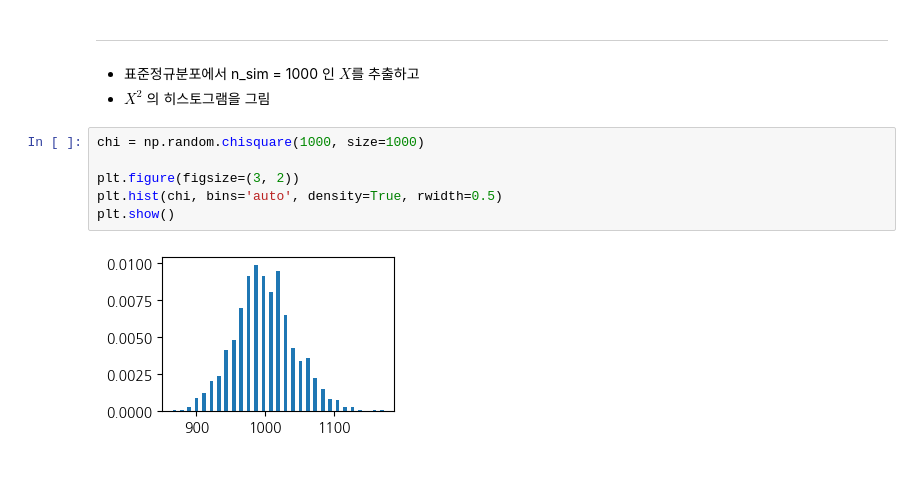
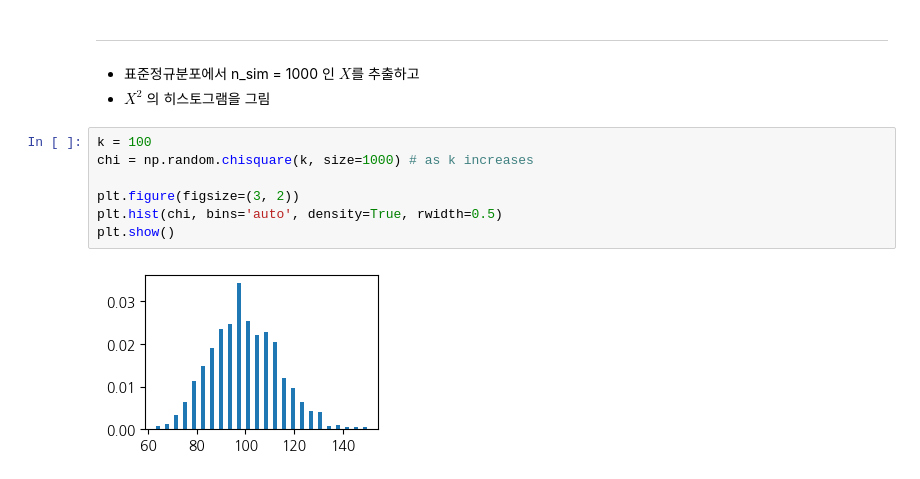
Before and after one commit to seokjinwoo/EconBigData, a Jupyter notebook: lec4_월.ipynb, the cells around one changed output. Cells and saved outputs as stored; diff of their text form.

```diff
--- a/lec4_월.ipynb
+++ b/lec4_월.ipynb
@@ -125,10 +125,11 @@ plt.show()
 - 표준정규분포에서 n_sim = 1000 인 $X$를 추출하고
 - $X^2$ 의 히스토그램을 그림
 # %%
-chi = np.random.chisquare(1000, size=1000)
+k = 100
+chi = np.random.chisquare(k, size=1000) # as k increases
 
 plt.figure(figsize=(3, 2))
 plt.hist(chi, bins='auto', density=True, rwidth=0.5)
 plt.show()
 # %% [output]
-[figure, old version]
+[figure, new version]
```
